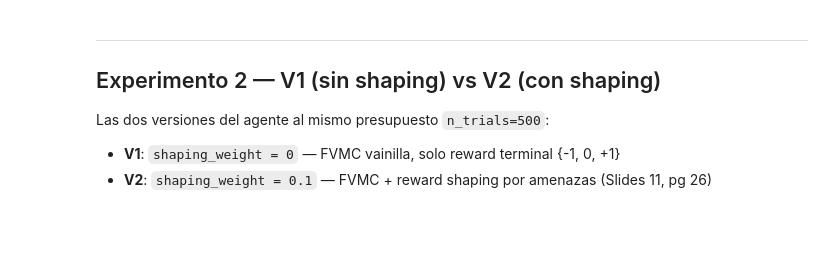
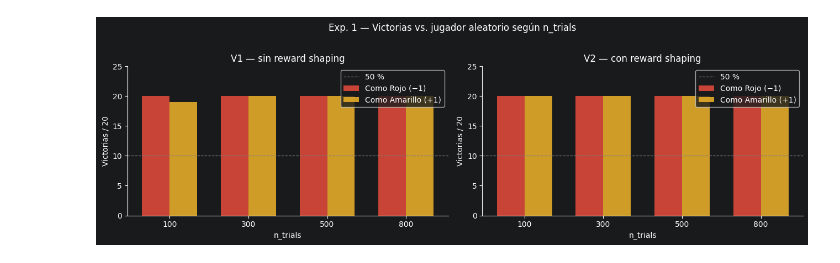
Before and after one commit to estemen27/Proyecto-Final-Fundamentos-de-IA, a Jupyter notebook: entrega.ipynb, the cells around one changed output. Cells and saved outputs as stored; diff of their text form; code cells hidden in the pictures; blank space fills up the shorter version.

Commit message:
Añade segunda version del agente con factori diferencial al compañero

```diff
--- a/entrega.ipynb
+++ b/entrega.ipynb
@@ -105,7 +107,7 @@ def random_action(state):
     return int(np.random.choice(state.get_free_cols()))
 # %%
 class FVMC:
-    """Trial-Based Online Policy Improvement (no tree)."""
+
 
     def __init__(self, n_trials=500, shaping_weight=0.1, max_rollout=50):
         self.n_trials       = n_trials
@@ -118,7 +120,7 @@ class FVMC:
         legal = root.get_free_cols()
         key0  = root.board.tobytes()
         for _ in range(self.n_trials):
-            a0 = legal[np.random.randint(len(legal))]      # Exploring Starts
+            a0 = legal[np.random.randint(len(legal))]
             self._trial(root, a0)
         scores = [self.Q.get((key0, a), 0.0) for a in legal]
         return legal[int(np.argmax(scores))]
@@ -132,18 +134,18 @@ class FVMC:
             state = state.transition(a)
             if state.is_final():
                 break
-            a = random_action(state)                       # default policy
+            a = random_action(state)
 
         terminal = float(state.get_winner()) if state.is_final() else 0.0
         U_abs    = terminal + self.shaping_weight * shape(state.board)
 
         seen = set()
-        for st, ac in traj:                                # FVMC update
+        for st, ac in traj:
             key = (st.board.tobytes(), ac)
             if key in seen:
                 continue
             seen.add(key)
-            U_local = U_abs * st.player                    # sign-flip per turn
+            U_local = U_abs * st.player
             if key not in self.N:
                 self.Q[key] = 0.0
                 self.N[key] = 0
@@ -185,7 +187,10 @@ def play_game(red_agent, yellow_agent):
 def run_vs_random(agent, n, color):
     w = d = l = 0
     for _ in range(n):
-        result = play_game(agent, random_agent) if color == -1 else play_game(random_agent, agent)
+        if color == -1:
+            result = play_game(agent, random_agent)
+        else:
+            result = play_game(random_agent, agent)
         if   result == color:  w += 1
         elif result == -color: l += 1
         else:                  d += 1
@@ -213,18 +233,23 @@ print('Listo.')
 # %%
-x = np.arange(len(TRIALS)); w = 0.35
-fig, ax = plt.subplots()
-ax.bar(x - w/2, red_wins,    w, label='Como Rojo (-1)',     color='#e74c3c', alpha=0.85)
-ax.bar(x + w/2, yellow_wins, w, label='Como Amarillo (+1)', color='#f0b429', alpha=0.85)
-ax.axhline(N_GAMES * 0.5, color='gray', linestyle='--', linewidth=0.8, label='50 %')
-ax.set_xticks(x); ax.set_xticklabels([str(t) for t in TRIALS])
-ax.set_xlabel('n_trials'); ax.set_ylabel(f'Victorias / {N_GAMES} partidas')
-ax.set_title('Exp. 1 — V2 (FVMC + Reward Shaping) vs Aleatorio')
-ax.set_ylim(0, N_GAMES + 4); ax.legend()
-plt.tight_layout(); plt.savefig('fig1_win_rate.png', dpi=150, bbox_inches='tight'); plt.show()
+x = np.arange(len(TRIALS))
+w = 0.35
+fig, axes = plt.subplots(1, 2, figsize=(13, 4))
+
+for ax, (vname, _) in zip(axes, CONFIGS):
+    ax.bar(x - w/2, res[vname]['rojo'],    w, label='Como Rojo (\u22121)',    color='#e74c3c', alpha=0.85)
+    ax.bar(x + w/2, res[vname]['amarillo'], w, label='Como Amarillo (+1)', color='#f0b429', alpha=0.85)
+    ax.axhline(N_GAMES * 0.5, color='gray', linestyle='--', linewidth=0.9, label='50 %')
+    ax.set_xticks(x)
+    ax.set_xticklabels([str(t) for t in TRIALS])
+    ax.set_xlabel('n_trials')
+    ax.set_ylabel(f'Victorias / {N_GAMES}')
+    ax.set_title(f'{vname} \u2014 {"sin" if vname == "V1" else "con"} reward shaping')
+    ax.set_ylim(0, N_GAMES + 5)
+    ax.legend()
+
+plt.suptitle('Exp. 1 \u2014 Victorias vs. jugador aleatorio seg\u00fan n_trials', y=1.02)
+plt.tight_layout()
+plt.savefig('fig1_win_rate.png', dpi=150, bbox_inches='tight')
+plt.show()
+# %% [output]
+[figure, added]
-# %% [markdown]
----
-## Experimento 2 — V1 (sin shaping) vs V2 (con shaping)
-
-Las dos versiones del agente al mismo presupuesto `n_trials=500`:
-- **V1**: `shaping_weight = 0` — FVMC vainilla, solo reward terminal {-1, 0, +1}
-- **V2**: `shaping_weight = 0.1` — FVMC + reward shaping por amenazas (Slides 11, pg 26)
```
Also changed, not shown: parts of 23 cells of this notebook, 2 other files.
